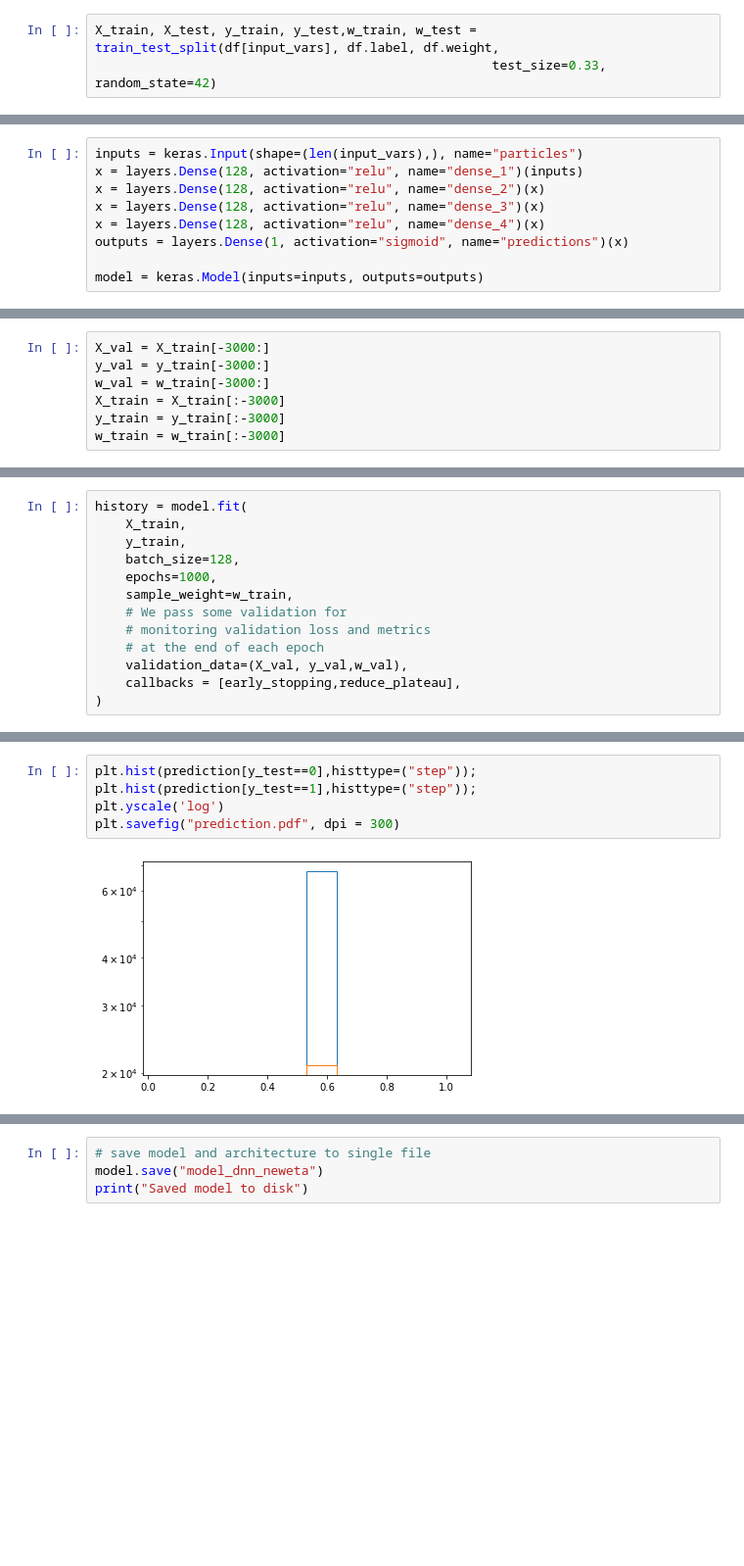
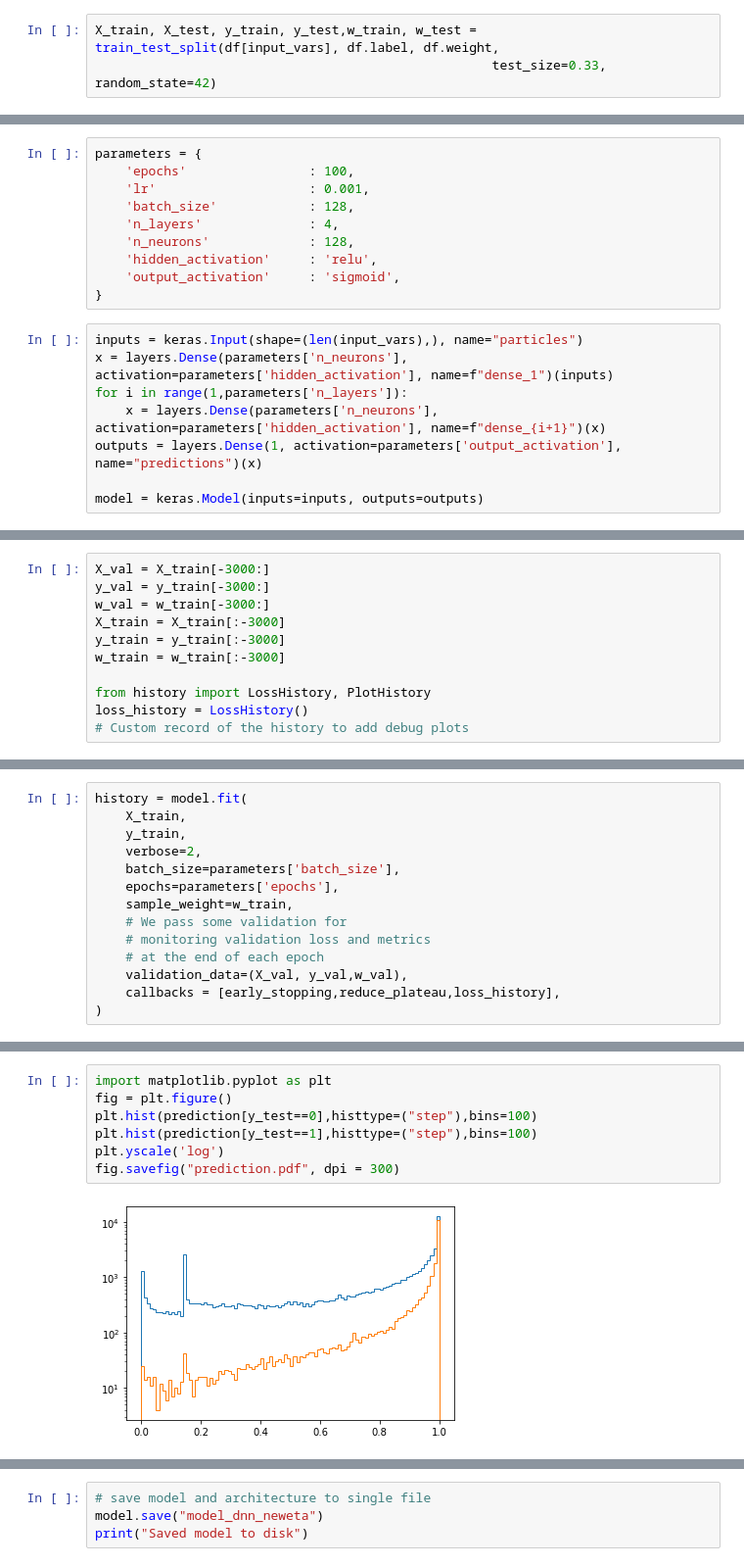
Before and after one commit to suatdonertas/DNN_HHWWGG, a Jupyter notebook: DNN.ipynb, the cells around one changed output, grey strips where cells are left out. Shown at 98% size. Cells and saved outputs as stored; diff of their text form; blank space fills up the shorter version.

```diff
--- a/DNN.ipynb
+++ b/DNN.ipynb
@@ -203,12 +186,21 @@ print(X_test)
 139654   66.976601    0.000000   89.243523
 
 [88226 rows x 28 columns]
+# %%
+parameters = {
+    'epochs'                : 100,
+    'lr'                    : 0.001,
+    'batch_size'            : 128,
+    'n_layers'              : 4,
+    'n_neurons'             : 128,
+    'hidden_activation'     : 'relu',
+    'output_activation'     : 'sigmoid',
+}
 # %%
 inputs = keras.Input(shape=(len(input_vars),), name="particles")
-x = layers.Dense(128, activation="relu", name="dense_1")(inputs)
-x = layers.Dense(128, activation="relu", name="dense_2")(x)
-x = layers.Dense(128, activation="relu", name="dense_3")(x)
-x = layers.Dense(128, activation="relu", name="dense_4")(x)
-outputs = layers.Dense(1, activation="sigmoid", name="predictions")(x)
+x = layers.Dense(parameters['n_neurons'], activation=parameters['hidden_activation'], name=f"dense_1")(inputs)
+for i in range(1,parameters['n_layers']):
+    x = layers.Dense(parameters['n_neurons'], activation=parameters['hidden_activation'], name=f"dense_{i+1}")(x)
+outputs = layers.Dense(1, activation=parameters['output_activation'], name="predictions")(x)
 
 model = keras.Model(inputs=inputs, outputs=outputs)
@@ -234,6 +271,10 @@ w_val = w_train[-3000:]
 X_train = X_train[:-3000]
 y_train = y_train[:-3000]
 w_train = w_train[:-3000]
+
+from history import LossHistory, PlotHistory
+loss_history = LossHistory()
+# Custom record of the history to add debug plots
 # %%
 print(X_train)
 # %% [output]
@@ -258,13 +299,14 @@ print(X_train)
 history = model.fit(
     X_train,
     y_train,
-    batch_size=128,
-    epochs=1000,
+    verbose=2,
+    batch_size=parameters['batch_size'],
+    epochs=parameters['epochs'],
     sample_weight=w_train,
     # We pass some validation for
     # monitoring validation loss and metrics
     # at the end of each epoch
     validation_data=(X_val, y_val,w_val),
-    callbacks = [early_stopping,reduce_plateau],
+    callbacks = [early_stopping,reduce_plateau,loss_history],
 )
 # %% [output]
@@ -335,9 +368,11 @@ plt.show()
 # %%
-plt.hist(prediction[y_test==0],histtype=("step"));
-plt.hist(prediction[y_test==1],histtype=("step"));
+import matplotlib.pyplot as plt
+fig = plt.figure()
+plt.hist(prediction[y_test==0],histtype=("step"),bins=100)
+plt.hist(prediction[y_test==1],histtype=("step"),bins=100)
 plt.yscale('log')
-plt.savefig("prediction.pdf", dpi = 300)
+fig.savefig("prediction.pdf", dpi = 300)
 # %% [output]
-[figure, old version]
+[figure, new version]
 # %%
 # evaluate the model
```
Also changed, not shown: parts of 11 cells of this notebook.
